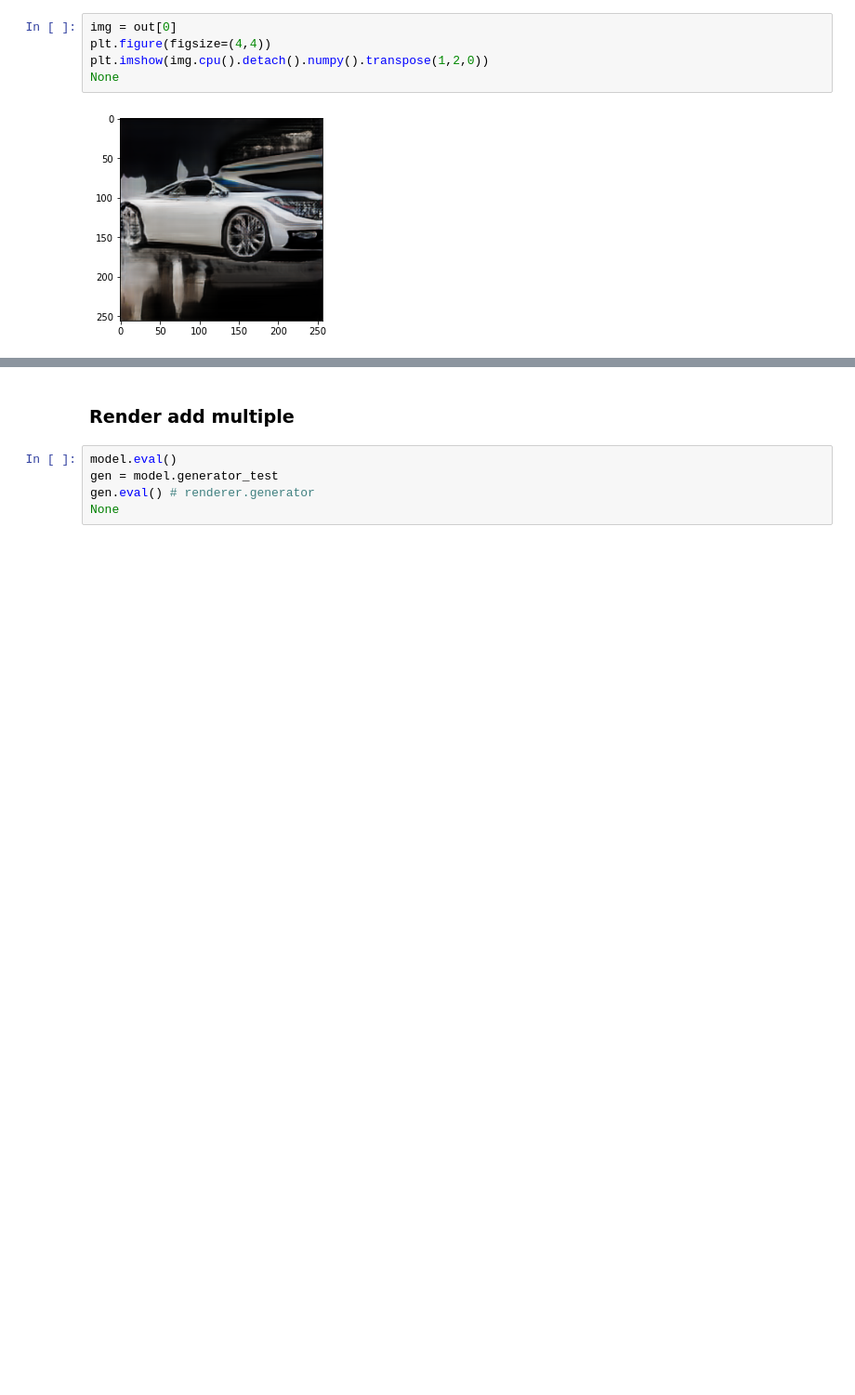
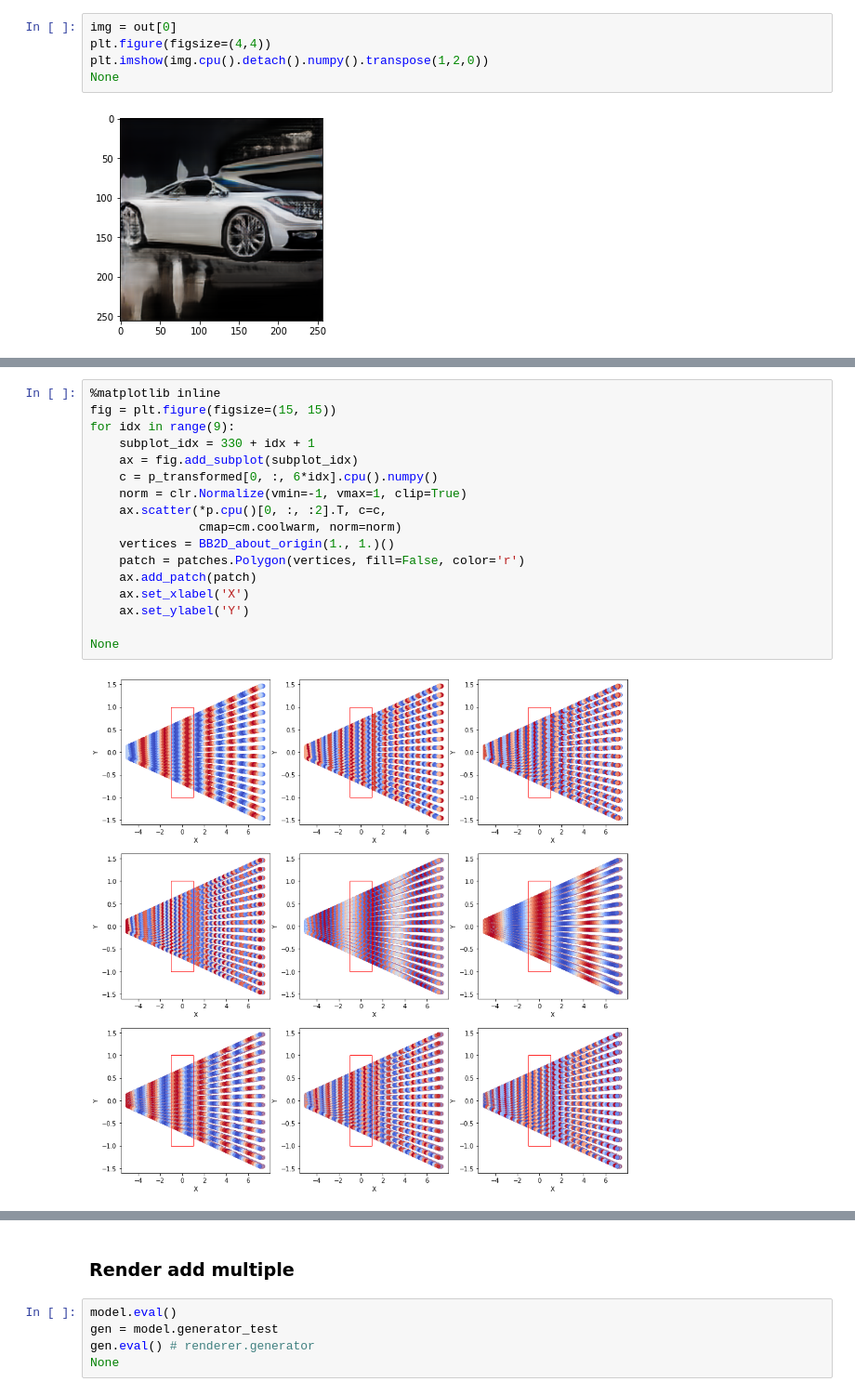
Before and after one commit to fireofearth/giraffe, a Jupyter notebook: test.render.cars256_pretrained.ipynb, the cells around one changed output, grey strips where cells are left out. Shown at 93% size. Cells and saved outputs as stored; diff of their text form; blank space fills up the shorter version.

```diff
--- a/test.render.cars256_pretrained.ipynb
+++ b/test.render.cars256_pretrained.ipynb
@@ -495,0 +810,19 @@ pixels[0, 120], pixels_world[0, 120], camera_world[0,0], torch.norm(pixels_world
+# %%
+%matplotlib inline
+fig = plt.figure(figsize=(15, 15))
+for idx in range(9):
+    subplot_idx = 330 + idx + 1
+    ax = fig.add_subplot(subplot_idx)
+    c = p_transformed[0, :, 6*idx].cpu().numpy()
+    norm = clr.Normalize(vmin=-1, vmax=1, clip=True)
+    ax.scatter(*p.cpu()[0, :, :2].T, c=c,
+               cmap=cm.coolwarm, norm=norm)
+    vertices = BB2D_about_origin(1., 1.)()
+    patch = patches.Polygon(vertices, fill=False, color='r')
+    ax.add_patch(patch)
+    ax.set_xlabel('X')
+    ax.set_ylabel('Y')
+
+None
+# %% [output]
+[figure, added]
```
Also changed, not shown: parts of 39 cells of this notebook, 4 other files.
